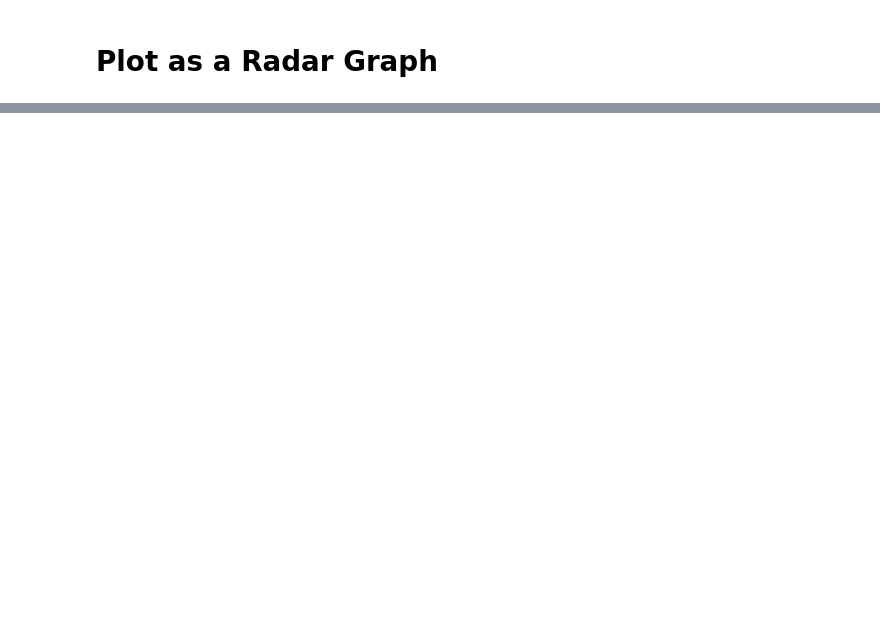
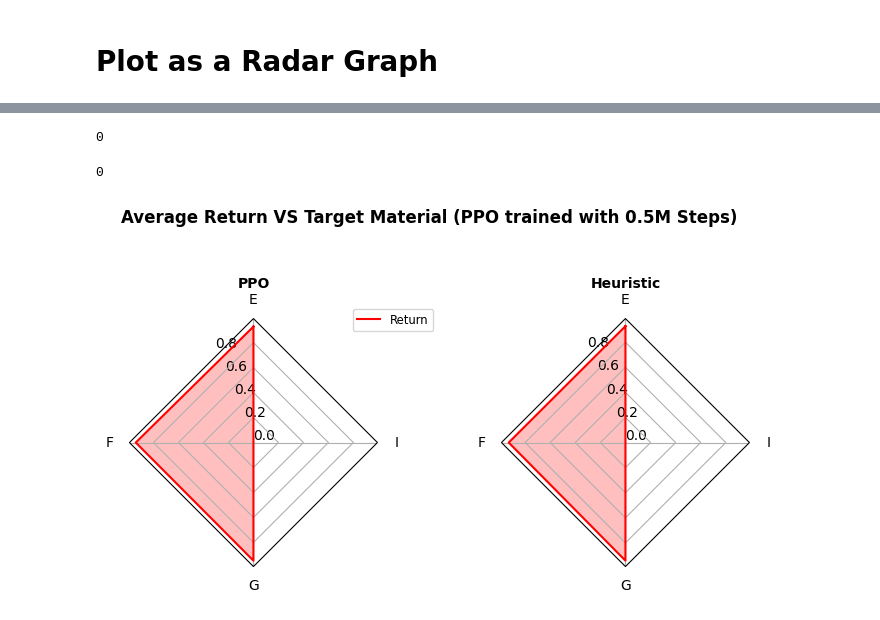
Before and after one commit to chemgymrl/chemgymrl, a Jupyter notebook: RL_rollout/Agent_Visualization.ipynb, the cells around one changed output, grey strips where cells are left out. Saved outputs shown, nothing was run; the diff lists cells and outputs as text; code cells hidden in the pictures; blank space fills up the shorter version.

```diff
--- a/RL_rollout/Agent_Visualization.ipynb
+++ b/RL_rollout/Agent_Visualization.ipynb
@@ -71,0 +233,45 @@ plt.show()
+# %%
+os.system("python RLTest.py PPO_FictReact-v2 steps=5000")
+# %% [output]
+0
+# %%
+os.system("python RLTest.py FR2H environment=FictReact-v2 algorithm=FR2H steps=5000")
+# %% [output]
+0
+# %%
+from chemistrylab.reactions.available_reactions.fict_react2 import PRODUCTS as FRtargs
+from chemistrylab.reactions.available_reactions.fict_react2 import REACTANTS as FRchoices
+fppo = pd.read_pickle("PPO_FictReact-v2/rollout")
+
+fheuristic = pd.read_pickle("FR2H/rollout")
+# %%
+info = [
+    get_conditional_rewards(fppo,FRtargs)[0],
+    ('PPO', [get_conditional_rewards(fppo,FRtargs)[1]]),
+    ('Heuristic', [get_conditional_rewards(fheuristic,FRtargs)[1]]),
+
+]
+# %%
+from RadarGraph import *
+
+theta = radar_factory(len(info[0]), frame='polygon')
+
+fig, axs = plt.subplots(figsize=(8, 4), nrows=1, ncols=2,subplot_kw=dict(projection='radar'))
+
+#axs = np.array([axs])
+
+fig.subplots_adjust(wspace=0.5, hspace=0.25, top=0.85, bottom=0.05)
+
+make_radar(theta,axs,info,colors = "r",gridlines=[0.0,0.2,0.4,0.6,0.8])
+
+labels = ('Return', '-', '1', 'Factor 4', 'Factor 5')
+legend = axs[0].legend(labels, loc=(0.9, .95),labelspacing=0.1, fontsize='small')
+
+
+fig.text(0.5, 1.0, "Average Return VS Target Material (PPO trained with 0.5M Steps)",
+             horizontalalignment='center', color='black', weight='bold',
+             size='large')
+
+plt.show()
+# %% [output]
+[figure, added]
```
Also changed, not shown: parts of 19 cells of this notebook, 2 other files.
